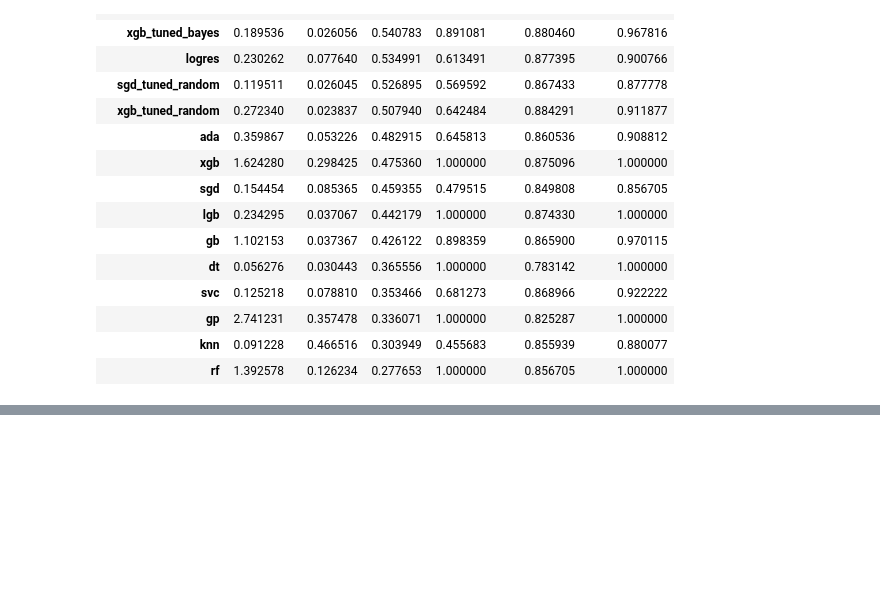
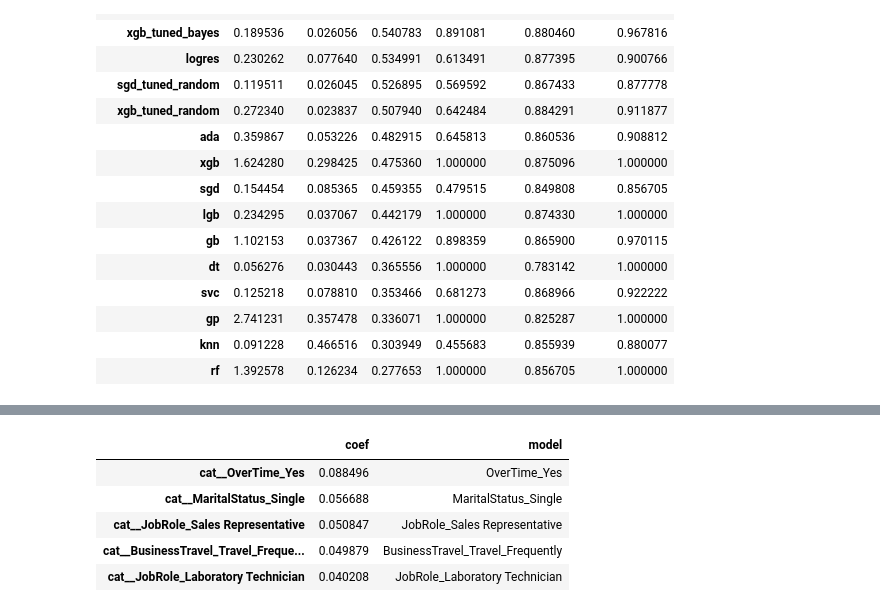
Before and after one commit to danjelito/classification-employee-attrition, a Jupyter notebook: notebook/eda.ipynb, the cells around one changed output, grey strips where cells are left out. Saved outputs shown, nothing was run; the diff lists cells and outputs as text; code cells hidden in the pictures; blank space fills up the shorter version.

```diff
--- a/notebook/eda.ipynb
+++ b/notebook/eda.ipynb
@@ -423,0 +445,6 @@ Now all our tuned models outperformed base model! In this case, logistic regress
+# %%
+import joblib
+
+path= Path.cwd().parents[0] / 'model/logres_tuned_bayes.sav'
+model= joblib.load(path)
+model
@@ -423,0 +469,23 @@ Now all our tuned models outperformed base model! In this case, logistic regress
+# %%
+coef_= model[1][0].coef_.ravel()
+features= model[0].get_feature_names_out()
+
+# make a df of features and their coefs
+importances= dict(zip(features, coef_))
+importances= pd.DataFrame(data= importances.values(), index= importances.keys(), columns= ['coef'])
+
+# clean df
+importances= (importances
+    .sort_values('coef', ascending= False)
+    .assign(model= lambda df_: df_.index.str.replace('^.+__', '', regex= True))
+)
+
+# display df
+importances.head()
+# %% [output]
+|  | coef | model |
+| cat__OverTime_Yes | 0.088496 | OverTime_Yes |
+| cat__MaritalStatus_Single | 0.056688 | MaritalStatus_Single |
+| cat__JobRole_Sales Representative | 0.050847 | JobRole_Sales Representative |
+| cat__BusinessTravel_Travel_Freque... | 0.049879 | BusinessTravel_Travel_Frequently |
+| cat__JobRole_Laboratory Technician | 0.040208 | JobRole_Laboratory Technician |
```
Also changed, not shown: parts of 5 cells of this notebook, 6 other files.
